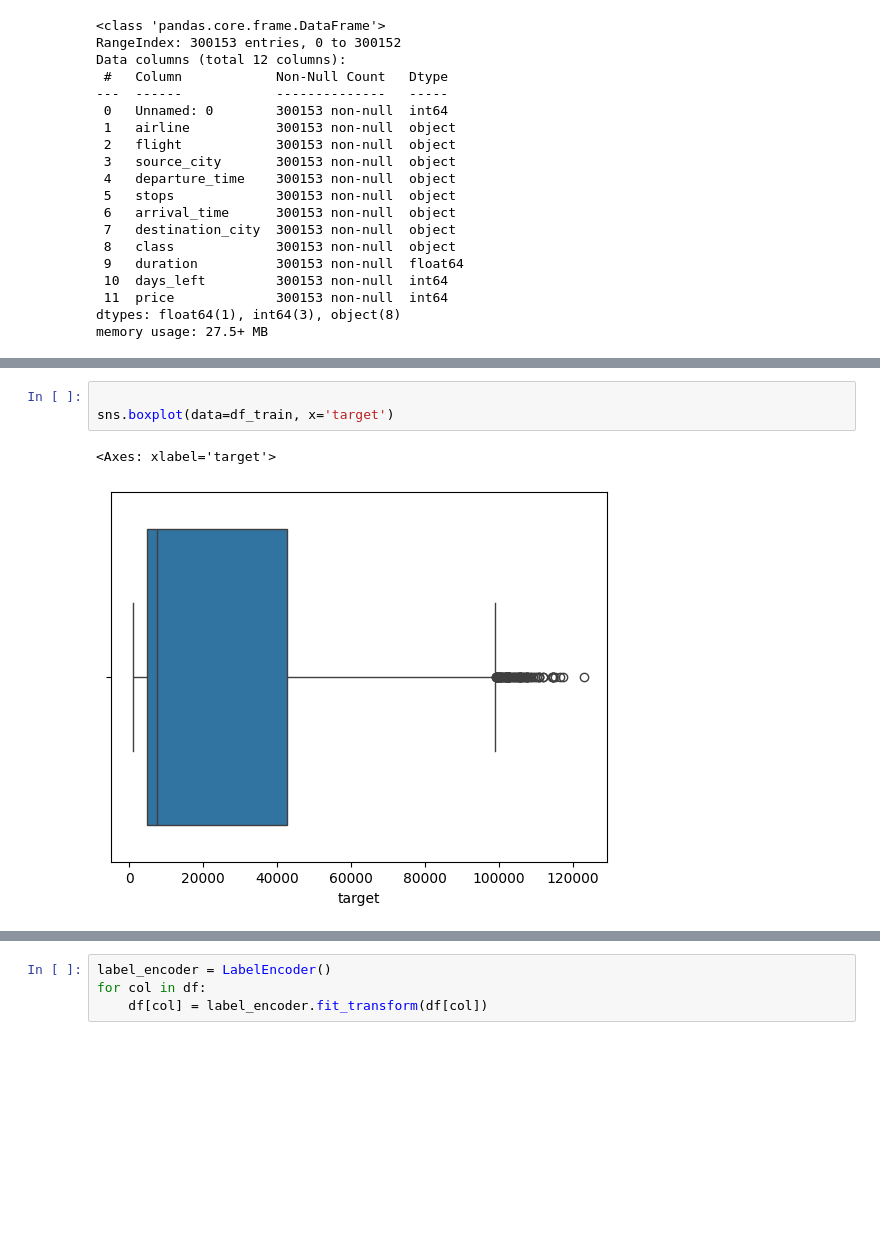
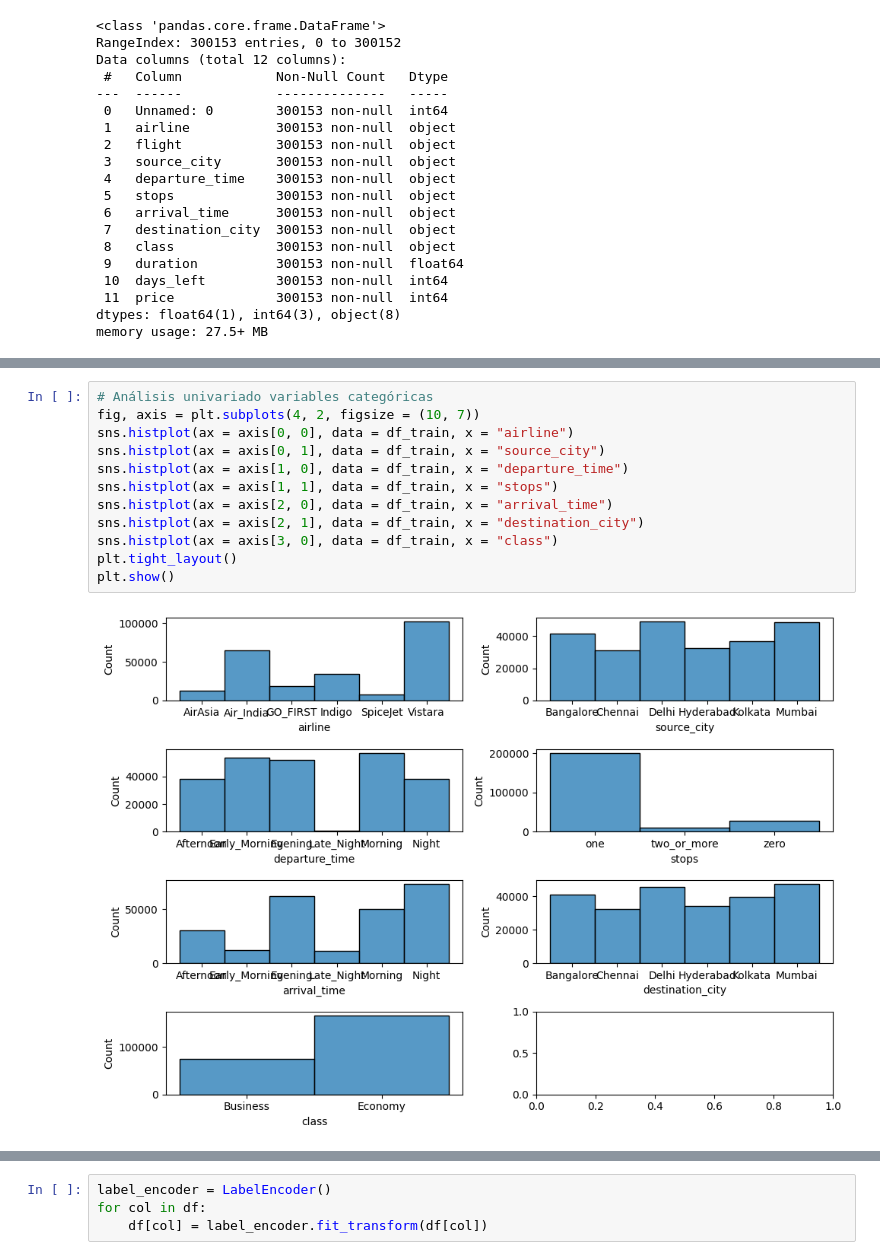
Before and after one commit to Alvizo-mx/Proyecto_final, a Jupyter notebook: flight_predictions_jess.ipynb, the cells around one changed output, grey strips where cells are left out. Saved outputs shown, nothing was run; the diff lists cells and outputs as text; blank space fills up the shorter version.

```diff
--- a/flight_predictions_jess.ipynb
+++ b/flight_predictions_jess.ipynb
@@ -221,6 +256,14 @@ plt.show()
-# %%
-
-sns.boxplot(data=df_train, x='target')
-# %% [output]
-<Axes: xlabel='target'>
-[figure, removed]
+# %%
+# Análisis univariado variables categóricas
+fig, axis = plt.subplots(4, 2, figsize = (10, 7))
+sns.histplot(ax = axis[0, 0], data = df_train, x = "airline")
+sns.histplot(ax = axis[0, 1], data = df_train, x = "source_city")
+sns.histplot(ax = axis[1, 0], data = df_train, x = "departure_time")
+sns.histplot(ax = axis[1, 1], data = df_train, x = "stops")
+sns.histplot(ax = axis[2, 0], data = df_train, x = "arrival_time")
+sns.histplot(ax = axis[2, 1], data = df_train, x = "destination_city")
+sns.histplot(ax = axis[3, 0], data = df_train, x = "class")
+plt.tight_layout()
+plt.show()
+# %% [output]
+[figure, added]
```
Also changed, not shown: parts of 16 cells of this notebook.
